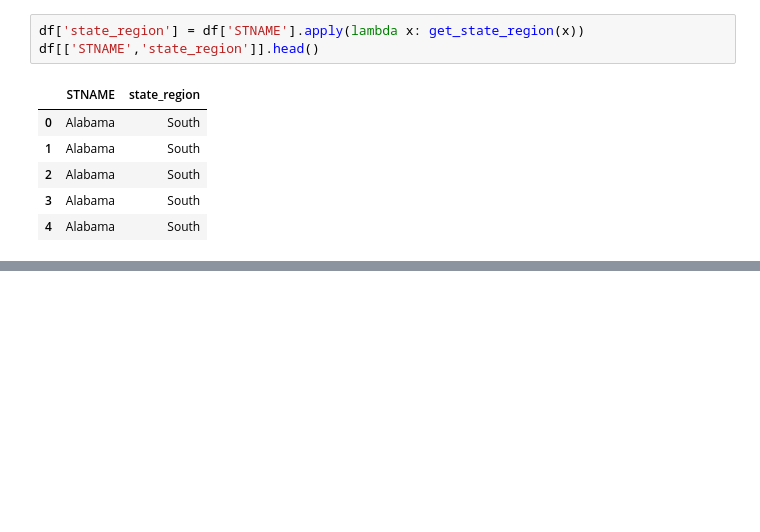
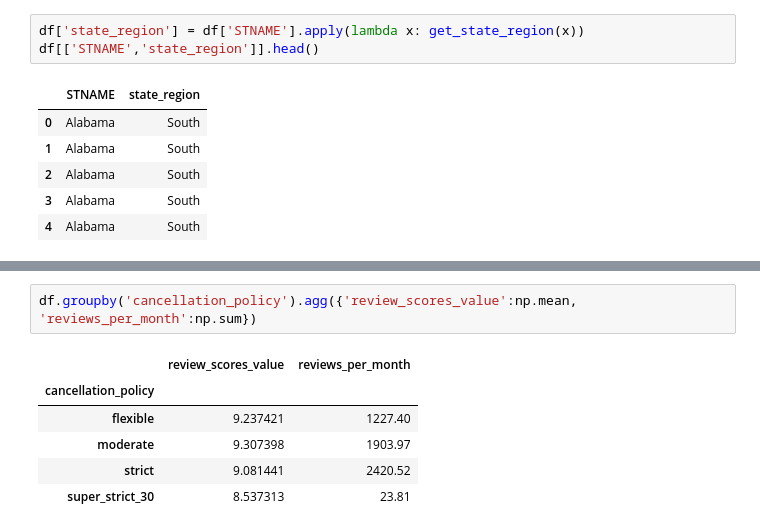
Before and after one commit to smeteo/Applied-DS-with-Python, a Jupyter notebook: Week3_Data_Processing_w_Pandas.ipynb, the cells around one changed output, grey strips where cells are left out. Saved outputs shown, nothing was run; the diff lists cells and outputs as text; blank space fills up the shorter version.

```diff
--- a/Week3_Data_Processing_w_Pandas.ipynb
+++ b/Week3_Data_Processing_w_Pandas.ipynb
@@ -169,0 +215,9 @@ df[['STNAME','state_region']].head()
+# %%
+df.groupby('cancellation_policy').agg({'review_scores_value':np.mean, 'reviews_per_month':np.sum})
+# %% [output]
+|  | review_scores_value | reviews_per_month |
+| cancellation_policy |  |  |
+| flexible | 9.237421 | 1227.40 |
+| moderate | 9.307398 | 1903.97 |
+| strict | 9.081441 | 2420.52 |
+| super_strict_30 | 8.537313 | 23.81 |
```
Also changed, not shown: parts of 9 cells of this notebook, 1 other file.
